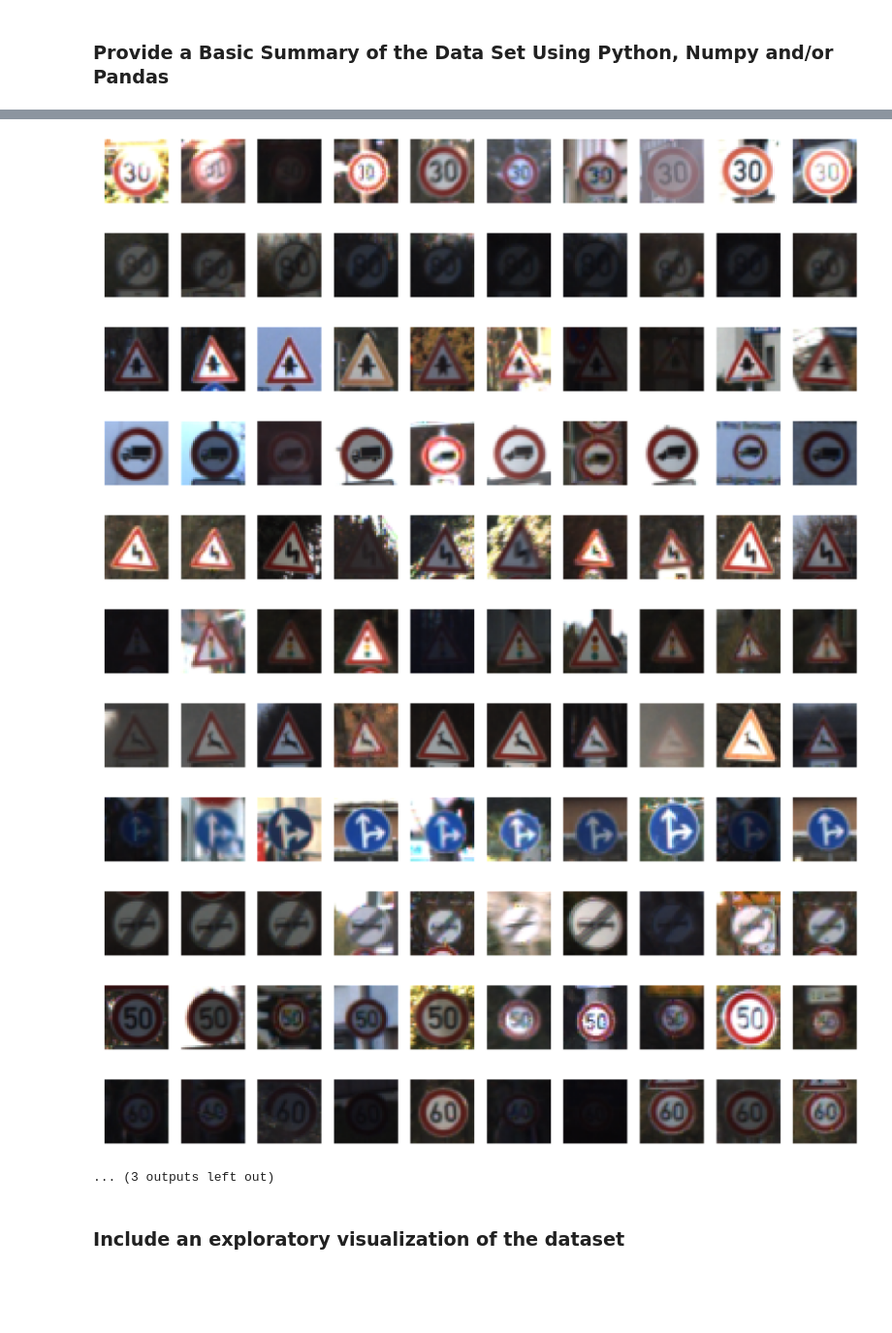
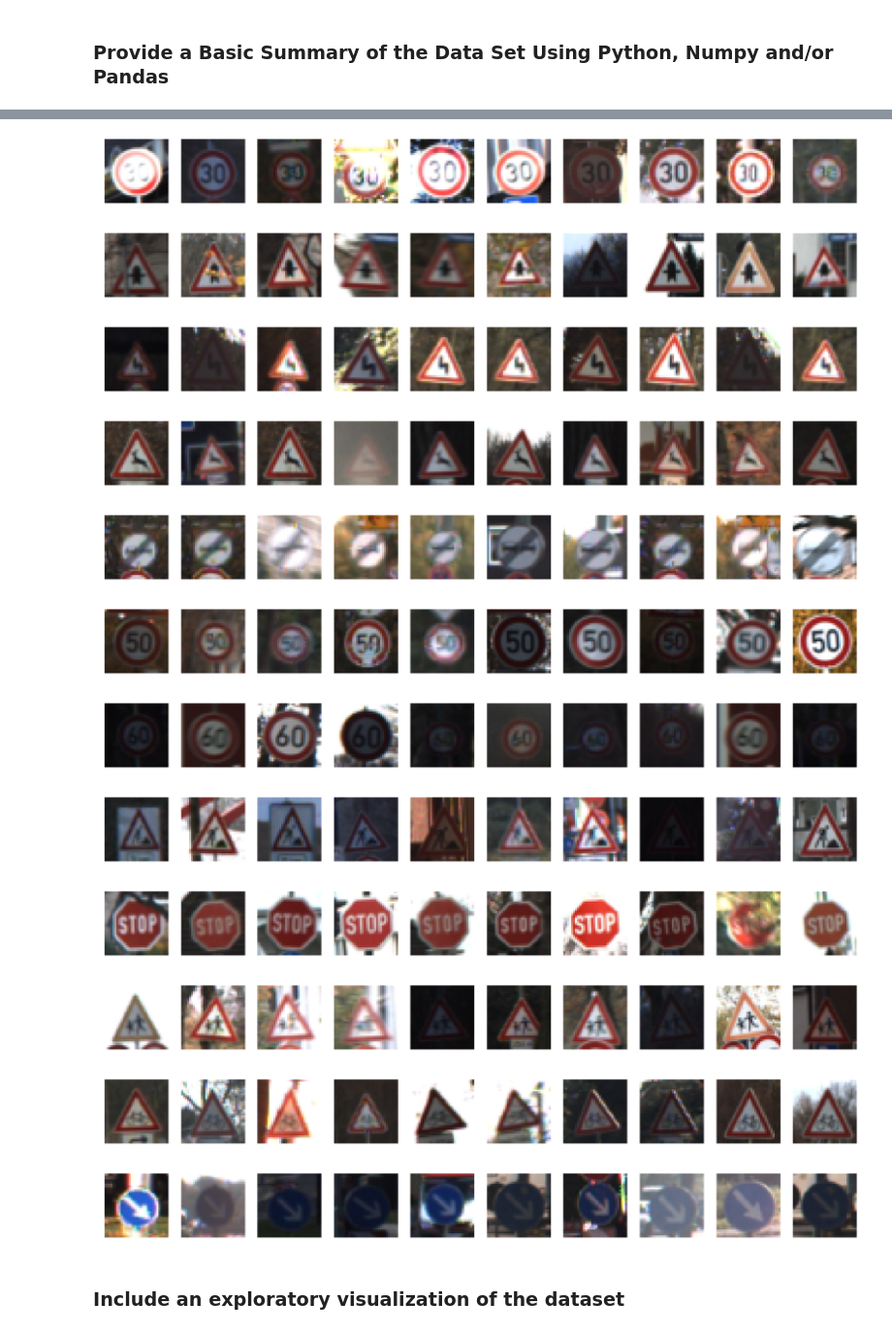
Before and after one commit to sm-azure/sdc-ts-classifier, a Jupyter notebook: Traffic_Sign_Classifier.ipynb, the cells around one changed output, grey strips where cells are left out. Shown: that part at 97% size. Drawn from its saved outputs; the diff is of its cells as text; code cells hidden in the pictures; blank space fills up the shorter version.

```diff
--- a/Traffic_Sign_Classifier.ipynb
+++ b/Traffic_Sign_Classifier.ipynb
@@ -91,47 +91,47 @@ print("Valdation data shape =", X_valid[0].shape)
 
 import matplotlib.pyplot as plt
 from matplotlib.pyplot import figure, imshow, axis
 %matplotlib inline
 
 #https://stackoverflow.com/questions/36006136/how-to-display-images-in-a-row-with-ipython-display
 def showImagesHorizontally(list_of_files):
     fig = plt.figure(figsize=(32, 32))
     number_of_files = len(list_of_files)
     for i in range(number_of_files):
         a=fig.add_subplot(1,number_of_files,i+1)
         image = list_of_files[i]
         plt.imshow(image,cmap='Greys_r')
         plt.axis('off')
 #    plt.close(fig)
 
 X_train, y_train = shuffle(X_train, y_train)
 
-for i in range(1,43,5):
+for i in range(1,43,10):
     sign = X_train[np.where(y_train == i)]
     showImagesHorizontally(sign[0:10])
 
 
-for i in [2,3,25,14,28]:
+for i in [2,3,25,14,28, 29, 38]:
     sign = X_train[np.where(y_train == i)]
     showImagesHorizontally(sign[0:10])
 # %% [output]
 Number of training examples = 34799
 Number of testing examples = 12630
 Image data shape = (32, 32, 3)
 Number of classes = 43
 Valdation data shape = (32, 32, 3)
-[figure, old version]
+[figure, new version]
-[figure, old version]
+[figure, new version]
-[figure, old version]
+[figure, new version]
-[figure, old version]
+[figure, new version]
-[figure, old version]
+[figure, new version]
-[figure, old version]
+[figure, new version]
-[figure, old version]
+[figure, new version]
-[figure, old version]
+[figure, new version]
-[figure, old version]
+[figure, new version]
-[figure, old version]
+[figure, new version]
-[figure, old version]
+[figure, new version]
-... (3 outputs left out)
+[figure, added]
 # %% [markdown]
 ### Include an exploratory visualization of the dataset
 # %% [markdown]
```
Also changed, not shown: parts of 8 cells of this notebook, 1 other file.
